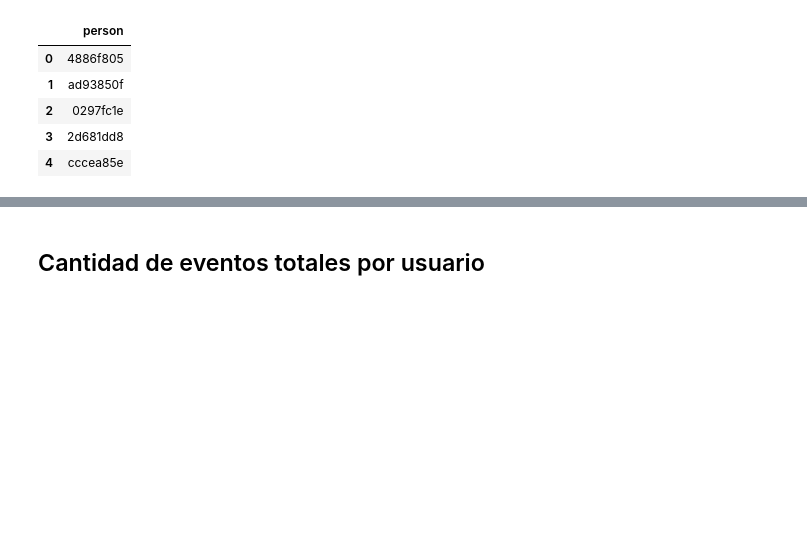
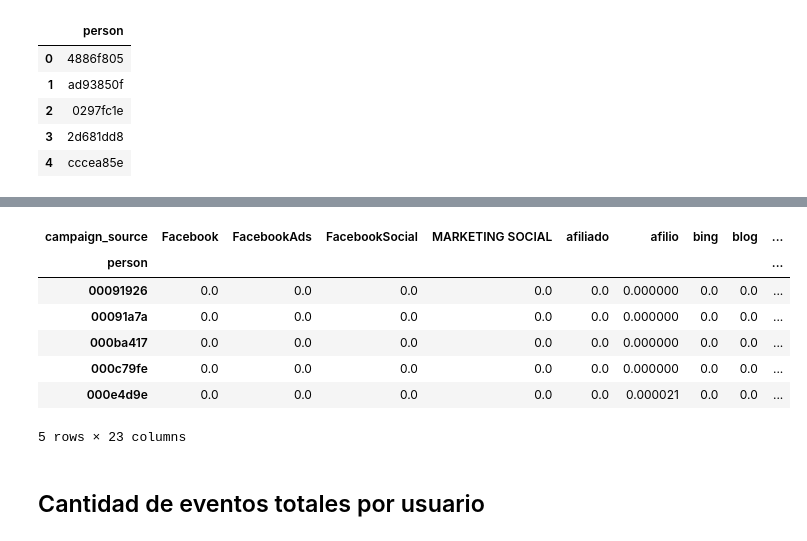
Before and after one commit to rozanecm/7506_ml, a Jupyter notebook: xgboost_grid_search.ipynb, the cells around one changed output, grey strips where cells are left out. Drawn from its saved outputs; the diff is of its cells as text; code cells hidden in the pictures; blank space fills up the shorter version.

```diff
--- a/xgboost_grid_search.ipynb
+++ b/xgboost_grid_search.ipynb
@@ -24,0 +61,14 @@ features_df.head()
+# %%
+#Campaign source
+
+ct = pd.crosstab(events_df.person, events_df.campaign_source, normalize=True)
+ct.head()
+# %% [output]
+| campaign_source | Facebook | FacebookAds | FacebookSocial | MARKETING SOCIAL | afiliado | afilio | bing | blog | ... |
+| person |  |  |  |  |  |  |  |  | ... |
+| 00091926 | 0.0 | 0.0 | 0.0 | 0.0 | 0.0 | 0.000000 | 0.0 | 0.0 | ... |
+| 00091a7a | 0.0 | 0.0 | 0.0 | 0.0 | 0.0 | 0.000000 | 0.0 | 0.0 | ... |
+| 000ba417 | 0.0 | 0.0 | 0.0 | 0.0 | 0.0 | 0.000000 | 0.0 | 0.0 | ... |
+| 000c79fe | 0.0 | 0.0 | 0.0 | 0.0 | 0.0 | 0.000000 | 0.0 | 0.0 | ... |
+| 000e4d9e | 0.0 | 0.0 | 0.0 | 0.0 | 0.0 | 0.000021 | 0.0 | 0.0 | ... |
+5 rows × 23 columns
```
Also changed, not shown: parts of 32 cells of this notebook, 2 other files.
